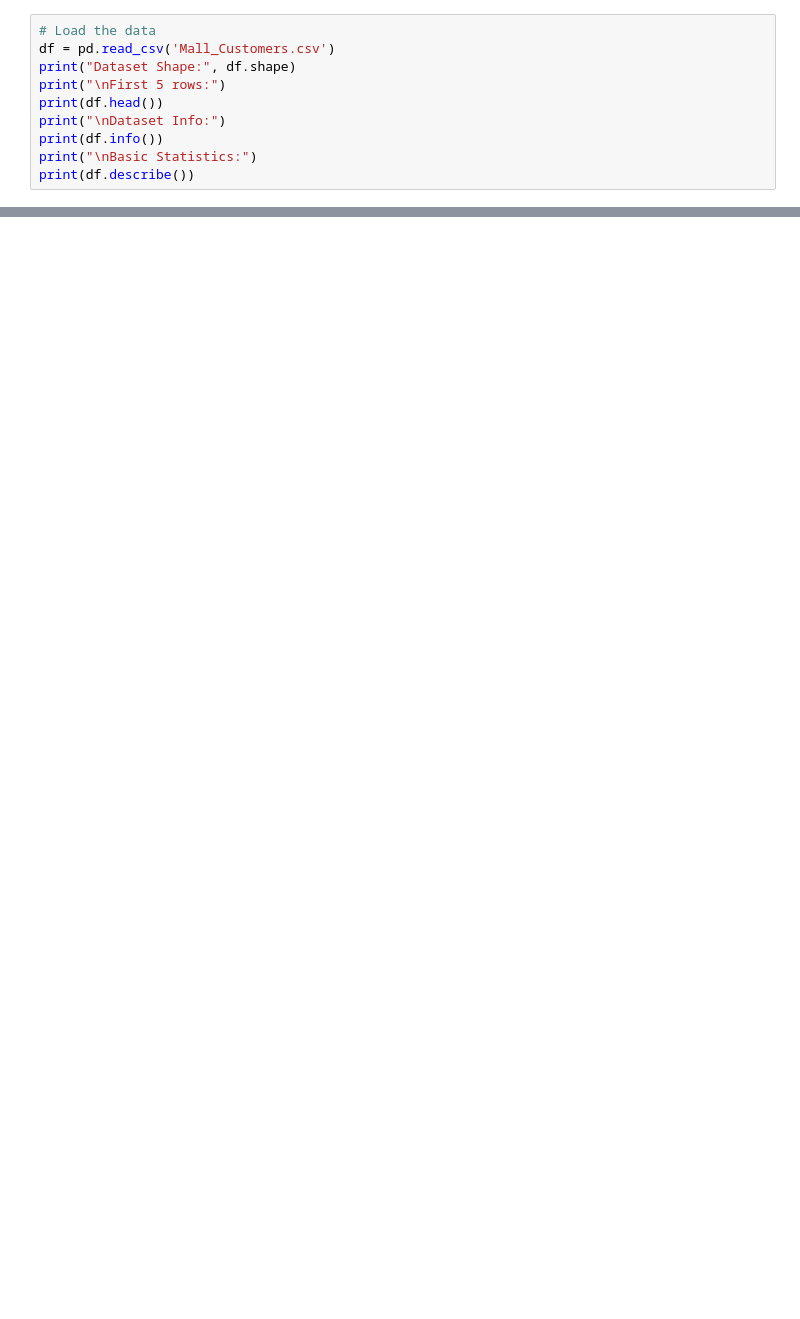
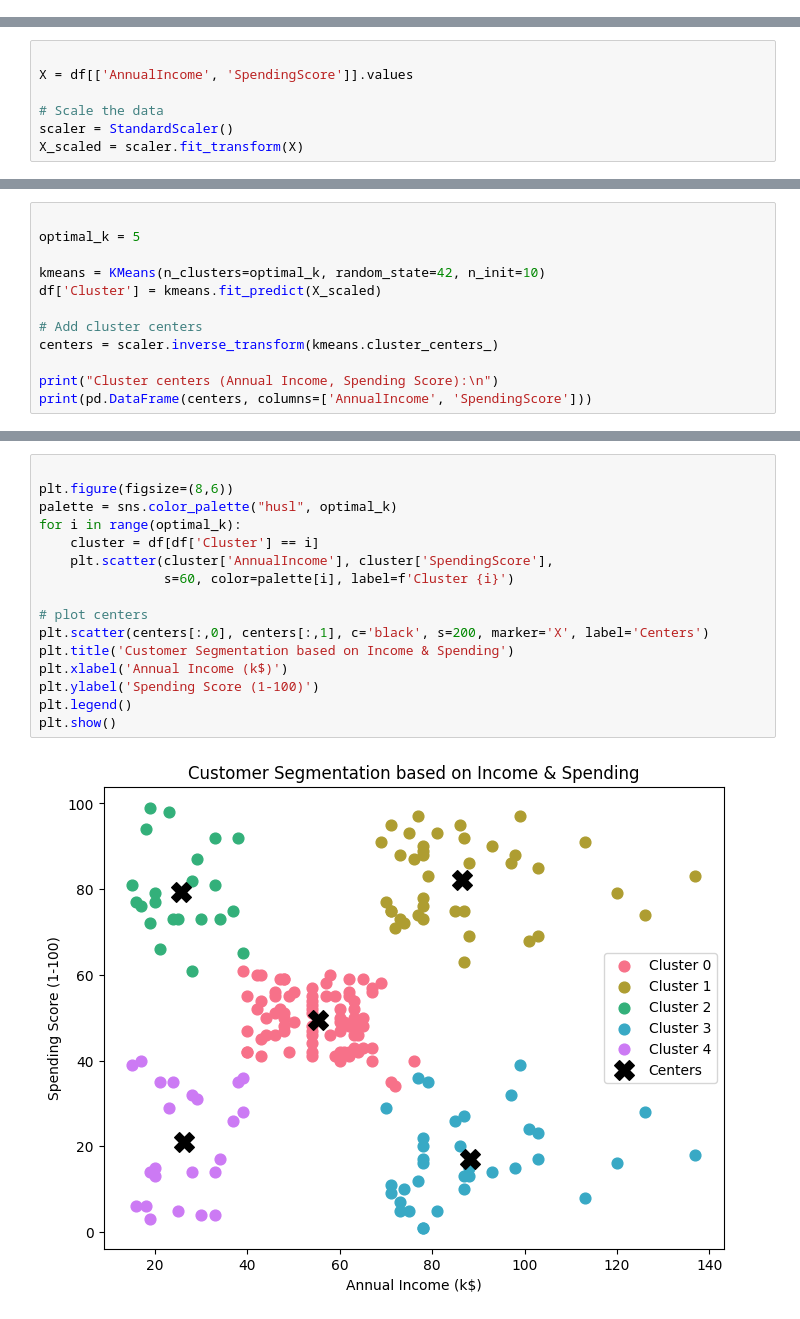
Before and after one commit to strathmore-uni/MallCustomers-Clustering., a Jupyter notebook: Mall_Customers_Clustering.ipynb, the cells around one changed output, grey strips where cells are left out. Drawn from its saved outputs; the diff is of its cells as text; blank space fills up the shorter version.

```diff
--- a/Mall_Customers_Clustering.ipynb
+++ b/Mall_Customers_Clustering.ipynb
@@ -14,10 +29,0 @@ from sklearn.preprocessing import StandardScaler
-# %%
-# Load the data
-df = pd.read_csv('Mall_Customers.csv')
-print("Dataset Shape:", df.shape)
-print("\nFirst 5 rows:")
-print(df.head())
-print("\nDataset Info:")
-print(df.info())
-print("\nBasic Statistics:")
-print(df.describe())
@@ -225,0 +67,7 @@ The results in 3b are more informative because they capture the capacity to spen
+# %%
+
+X = df[['AnnualIncome', 'SpendingScore']].values
+
+# Scale the data
+scaler = StandardScaler()
+X_scaled = scaler.fit_transform(X)
@@ -225,0 +104,12 @@ The results in 3b are more informative because they capture the capacity to spen
+# %%
+
+optimal_k = 5
+
+kmeans = KMeans(n_clusters=optimal_k, random_state=42, n_init=10)
+df['Cluster'] = kmeans.fit_predict(X_scaled)
+
+# Add cluster centers
+centers = scaler.inverse_transform(kmeans.cluster_centers_)
+
+print("Cluster centers (Annual Income, Spending Score):\n")
+print(pd.DataFrame(centers, columns=['AnnualIncome', 'SpendingScore']))
@@ -225,0 +125,18 @@ The results in 3b are more informative because they capture the capacity to spen
+# %%
+
+plt.figure(figsize=(8,6))
+palette = sns.color_palette("husl", optimal_k)
+for i in range(optimal_k):
+    cluster = df[df['Cluster'] == i]
+    plt.scatter(cluster['AnnualIncome'], cluster['SpendingScore'],
+                s=60, color=palette[i], label=f'Cluster {i}')
+
+# plot centers
+plt.scatter(centers[:,0], centers[:,1], c='black', s=200, marker='X', label='Centers')
+plt.title('Customer Segmentation based on Income & Spending')
+plt.xlabel('Annual Income (k$)')
+plt.ylabel('Spending Score (1-100)')
+plt.legend()
+plt.show()
+# %% [output]
+[figure, added]
```
Also changed, not shown: parts of 33 cells of this notebook.
